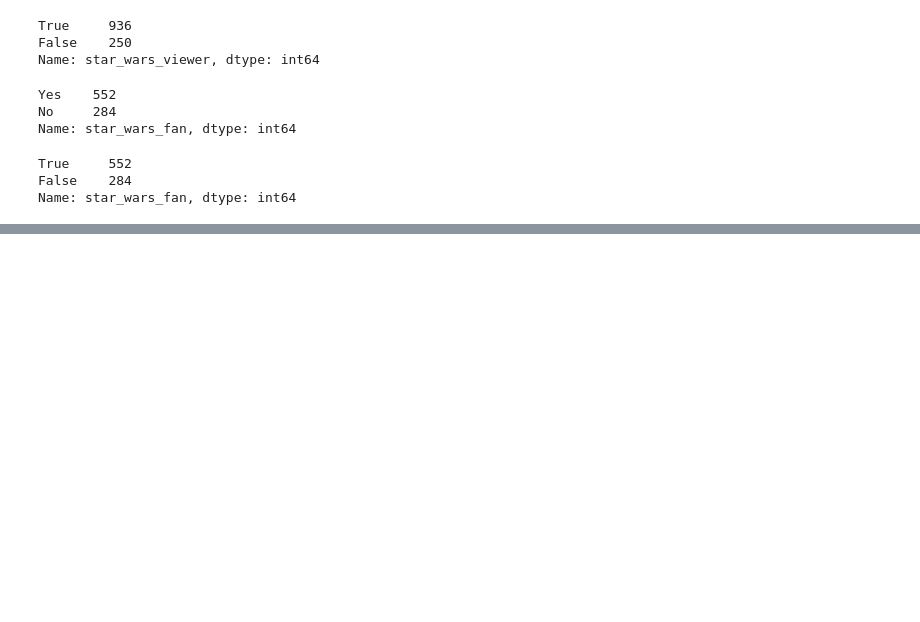
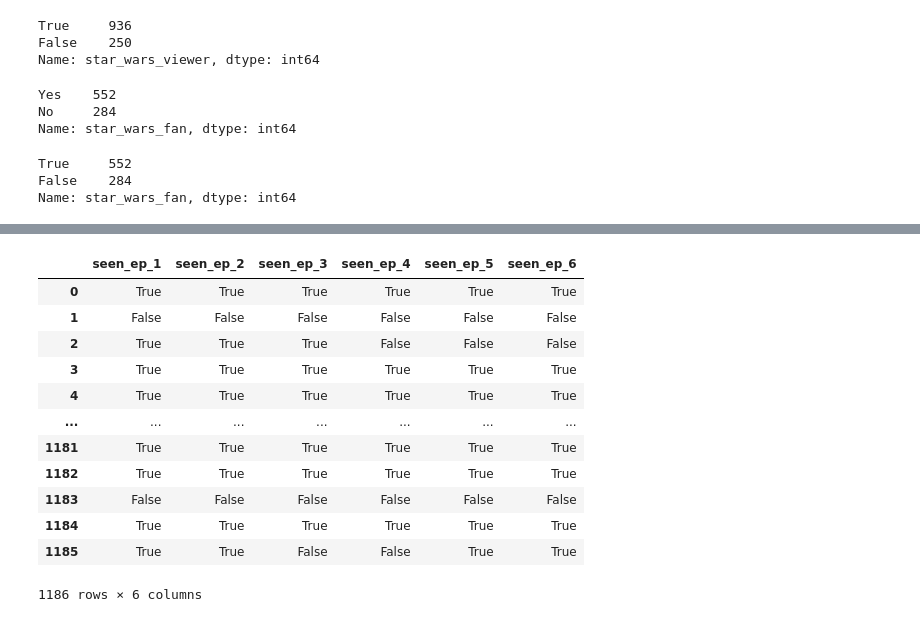
Before and after one commit to JamesDWilkinson/Star-Wars-Survey, a Jupyter notebook: Basics.ipynb, the cells around one changed output, grey strips where cells are left out. Cells and saved outputs as stored; diff of their text form; code cells hidden in the pictures; blank space fills up the shorter version.

Commit message:
Cleaned more columns
cleaned columns that indicate whether or not a respondent has seen a given Star Wars episodes. Column names are short and intuitive, and all values are True or False.

```diff
--- a/Basics.ipynb
+++ b/Basics.ipynb
@@ -117,0 +123,11 @@ Name: star_wars_fan, dtype: int64
+# %%
+star_wars.rename(columns={
+    'Which of the following Star Wars films have you seen? Please select all that apply.': 'seen_ep_1',
+    'Unnamed: 4': 'seen_ep_2',
+    'Unnamed: 5': 'seen_ep_3',
+    'Unnamed: 6': 'seen_ep_4',
+    'Unnamed: 7': 'seen_ep_5',
+    'Unnamed: 8': 'seen_ep_6'
+}, inplace=True)
+
+star_wars.columns[3:9]
@@ -117,0 +154,21 @@ Name: star_wars_fan, dtype: int64
+# %%
+star_wars[star_wars.columns[3:9]] = (star_wars[star_wars.columns[3:9]]
+    .replace({np.NaN: False})
+    .replace(regex=r'.', value=True)
+)
+
+star_wars[star_wars.columns[3:9]]
+# %% [output]
+|  | seen_ep_1 | seen_ep_2 | seen_ep_3 | seen_ep_4 | seen_ep_5 | seen_ep_6 |
+| 0 | True | True | True | True | True | True |
+| 1 | False | False | False | False | False | False |
+| 2 | True | True | True | False | False | False |
+| 3 | True | True | True | True | True | True |
+| 4 | True | True | True | True | True | True |
+| ... | ... | ... | ... | ... | ... | ... |
+| 1181 | True | True | True | True | True | True |
+| 1182 | True | True | True | True | True | True |
+| 1183 | False | False | False | False | False | False |
+| 1184 | True | True | True | True | True | True |
+| 1185 | True | True | False | False | True | True |
+1186 rows × 6 columns
```
Also changed, not shown: parts of 7 cells of this notebook.
